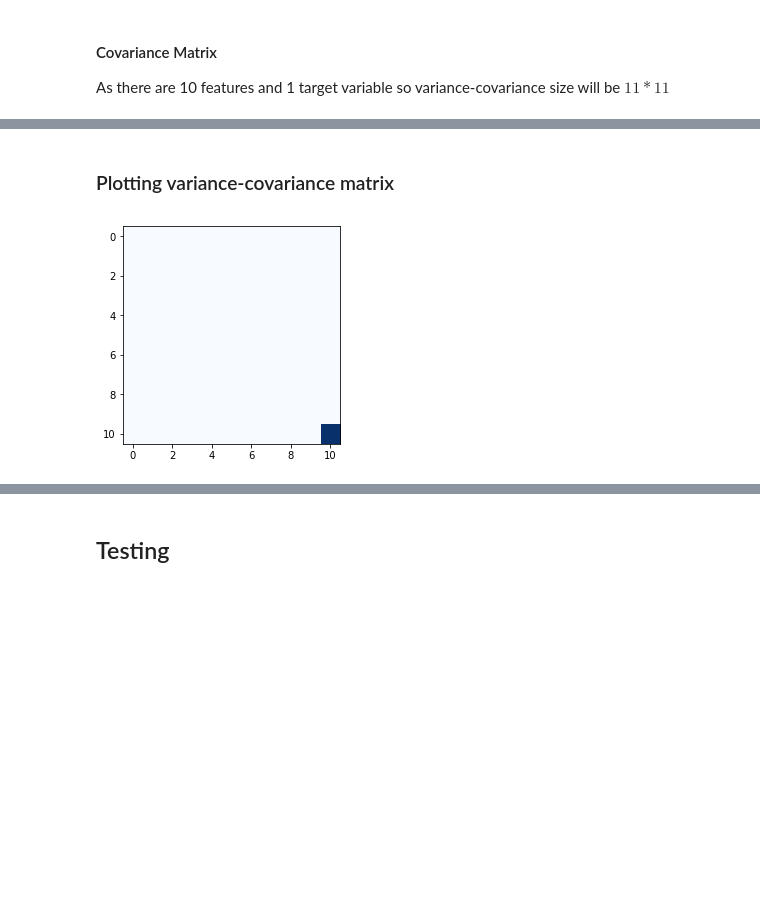
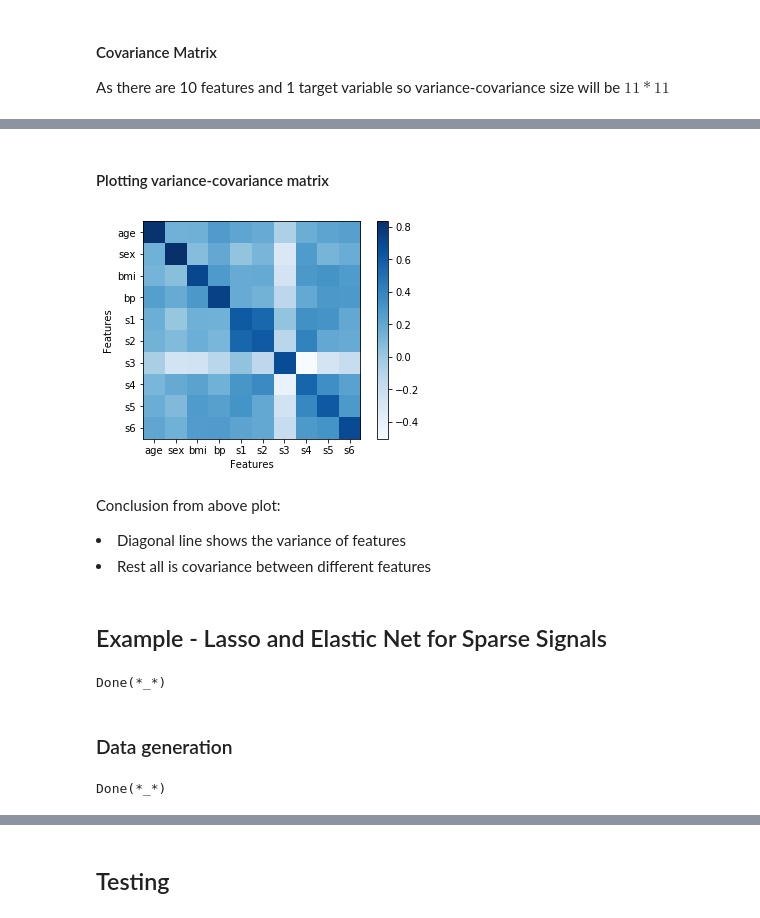
Before and after one commit to Satyam5878/Machine_Learning, a Jupyter notebook: Scikit Learn/1_1)/3)LassoRegression.ipynb, the cells around one changed output, grey strips where cells are left out. Cells and saved outputs as stored; diff of their text form; code cells hidden in the pictures; blank space fills up the shorter version.

```diff
--- a/Scikit Learn/1_1)/3)LassoRegression.ipynb
+++ b/Scikit Learn/1_1)/3)LassoRegression.ipynb
@@ -77,9 +75,13 @@ Done(*_*)
 As there are 10 features and 1 target variable so variance-covariance size will be
 $11*11$
 # %%
+# covariance matrix along with target
 cov_mat = np.cov(np.append(data.data,data.target[:,np.newaxis],axis=1).T)
-print(cov_mat)
-print(max+"")
-print(cov_mat.shape)
+
+# covariance matrix without target
+cov_mat = np.cov(data.data.T)
+
+
+#print(cov_mat)
 print(s)
 # %% [output]
@@ -102,9 +88,62 @@ print(s)
 Done(*_*)
 # %% [markdown]
-### Plotting variance-covariance matrix
+#### Plotting variance-covariance matrix
 # %%
-plt.imshow(cov_mat,interpolation="nearest",cmap=plt.cm.Blues)
-
+plt.imshow(normalize(cov_mat),interpolation="nearest",cmap=plt.cm.Blues)
+plt.colorbar()
+plt.xlabel("Features")
+plt.ylabel("Features")
+plt.xticks(np.arange(10),data.feature_names)
+plt.yticks(np.arange(10),data.feature_names)
 plt.show()
 # %% [output]
-[figure, old version]
+[figure, new version]
+# %% [markdown]
+Conclusion from above plot:
+<li> Diagonal line shows the variance of features</li>
+<li> Rest all is covariance between different features</li>
+# %% [markdown]
+## Example - Lasso and Elastic Net for Sparse Signals
+# %%
+import numpy as np
+import matplotlib.pyplot as plt
+
+from sklearn.linear_model import Lasso
+from sklearn.metrics import r2_score,mean_squared_error
+from sklearn.linear_model import ElasticNet
+
+s = "\nDone(*_*)"
+print(s)
+# %% [output]
+Done(*_*)
+# %% [markdown]
+### Data generation
+# %%
+np.random.seed(42)
+
+n_samples,n_features = 50,200
+X = np.random.randn(n_samples,n_features)
+coefs = 3*np.random.randn(n_features)
+idx = np.arange(n_features)
+np.random.shuffle(idx)
+coefs[idx[10:]] = 0
+y = np.dot(X,coefs)
+#print(y)
+y += .01*np.random.normal(n_samples)
+
+
+## Splitting data in test and train set
+X_train,y_train = X[:n_samples//2],y[:n_samples//2]
+X_test,y_test = X[n_samples//2:],y[n_samples//2:]
+
+
+
+
+#print(y)
+#print(idx)
+#print(coefs)
+
+
+print(s)
+# %% [output]
+Done(*_*)
```
Also changed, not shown: parts of 15 cells of this notebook.
